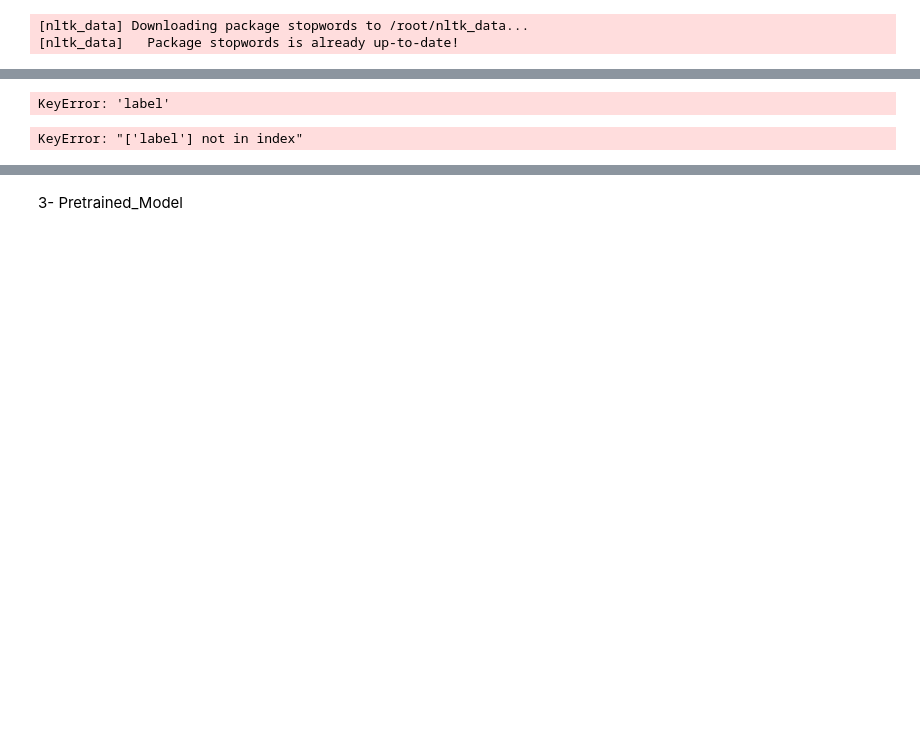
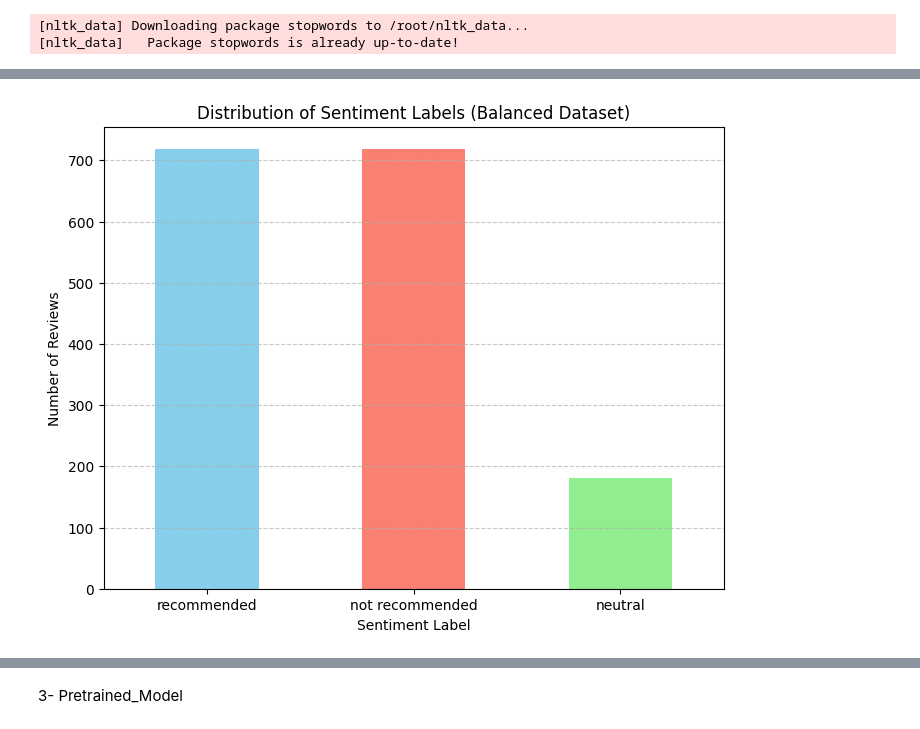
Before and after one commit to Erum-hub/LHL_LLM, a Jupyter notebook: notebooks/1-preprocessing.ipynb, the cells around one changed output, grey strips where cells are left out. Drawn from its saved outputs; the diff is of its cells as text; code cells hidden in the pictures; blank space fills up the shorter version.

```diff
--- a/notebooks/1-preprocessing.ipynb
+++ b/notebooks/1-preprocessing.ipynb
@@ -117,0 +201,30 @@ df['clean_text_nostop'] = df['clean_text'].apply(remove_stopwords)
+# %%
+from sklearn.utils import resample
+
+# Separate majority and minority classes
+recommended = df[df['label'] == 'recommended']
+not_recommended = df[df['label'] == 'not recommended']
+neutral = df[df['label'] == 'neutral']
+
+not_recommended_upsampled = resample(
+    not_recommended,
+    replace=True,  # Sample with replacement
+    n_samples=len(recommended),  # Match majority class
+    random_state=42
+)
+df_balanced = pd.concat([recommended, not_recommended_upsampled, neutral])
+# %%
+# bar graph
+
+sentiment_counts_balanced = df_balanced['label'].value_counts()
+
+plt.figure(figsize=(8, 6))
+sentiment_counts_balanced.plot(kind='bar', color=['skyblue', 'salmon', 'lightgreen'])
+plt.title('Distribution of Sentiment Labels (Balanced Dataset)')
+plt.xlabel('Sentiment Label')
+plt.ylabel('Number of Reviews')
+plt.xticks(rotation=0)
+plt.grid(axis='y', linestyle='--', alpha=0.7)
+plt.show()
+# %% [output]
+[figure, added]
@@ -123,23 +246,16 @@ from sklearn.metrics import classification_report
 
 # Vectorize text
 vectorizer = TfidfVectorizer()
-X = vectorizer.fit_transform(df['clean_text_nostop'])
-y = df['label']
+X = vectorizer.fit_transform(df['sentiment'])
+y = df['sentiment']
 
-# Split data
-X_train, X_test, y_train, y_test = train_test_split(X, y, test_size=0.2, random_state=42)
+# # Split data
+# X_train, X_test, y_train, y_test = train_test_split(X, y, test_size=0.2, random_state=42)
 
-# Train model
-model = LogisticRegression()
-model.fit(X_train, y_train)
+# # Train model
+# model = LogisticRegression()
+# model.fit(X_train, y_train)
 
-# Predict and evaluate
-y_pred = model.predict(X_test)
-print(classification_report(y_test, y_pred))
+# # Predict and evaluate
+# y_pred = model.predict(X_test)
+# print(classification_report(y_test, y_pred))
-# %% [output]
-KeyError: 'label'
-# %%
-# Save cleaned data
-df[['clean_text', 'label']].dropna().to_csv('cleaned_reviews.csv', index=False)
-# %% [output]
-KeyError: "['label'] not in index"
```
Also changed, not shown: parts of 29 cells of this notebook.
